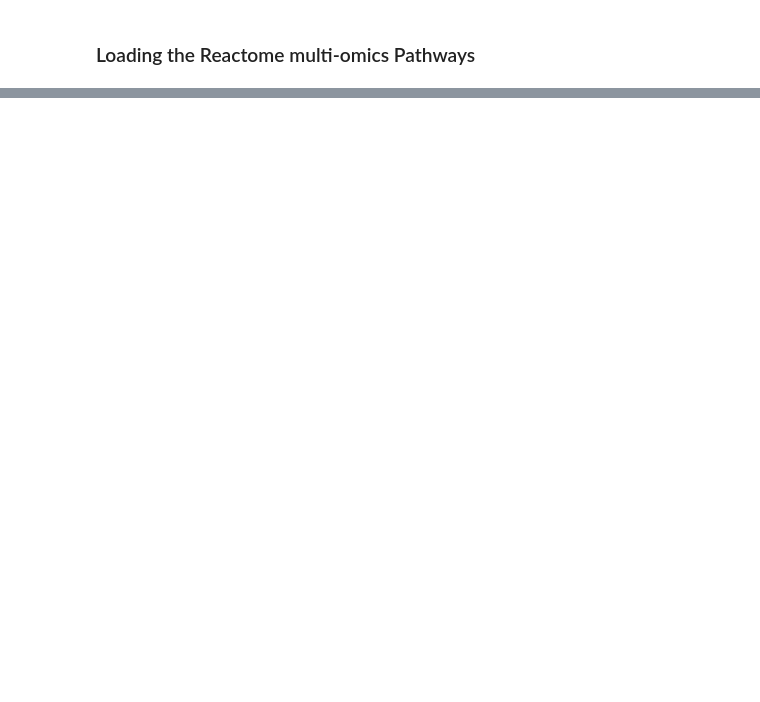
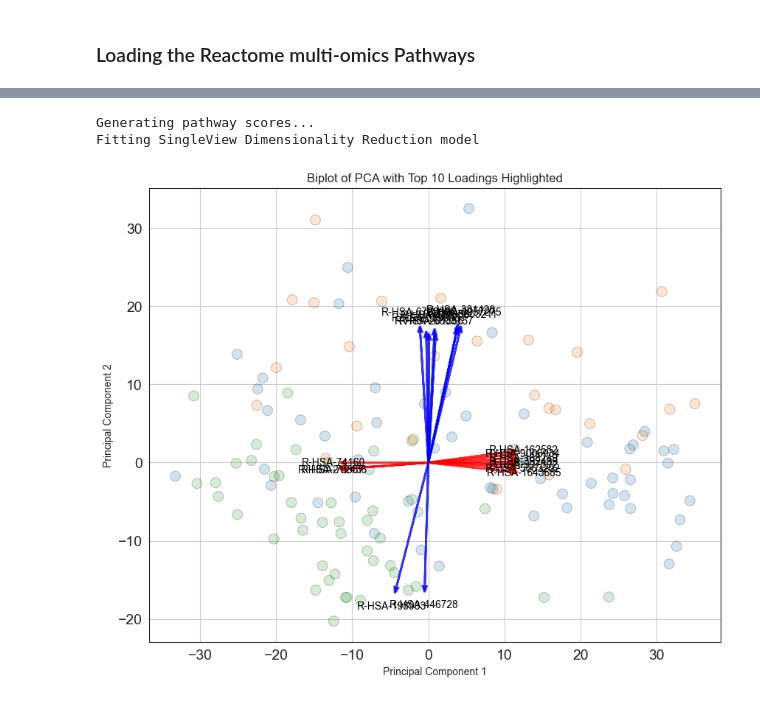
Before and after one commit to judepops/MultiomicsML, a Jupyter notebook: Methods_5_Unsupervised_Tutorial.ipynb, the cells around one changed output, grey strips where cells are left out. Saved outputs shown, nothing was run; the diff lists cells and outputs as text; code cells hidden in the pictures; blank space fills up the shorter version.

```diff
--- a/Methods_5_Unsupervised_Tutorial.ipynb
+++ b/Methods_5_Unsupervised_Tutorial.ipynb
@@ -85,0 +183,6 @@ covid_dimred =
+# %%
+covid_dimred = pi_model_who.SingleViewDimRed(model = sklearn.decomposition.PCA, return_biplot=True)
+# %% [output]
+Generating pathway scores...
+Fitting SingleView Dimensionality Reduction model
+[figure, added]
```
Also changed, not shown: parts of 59 cells of this notebook, 9 other files.
